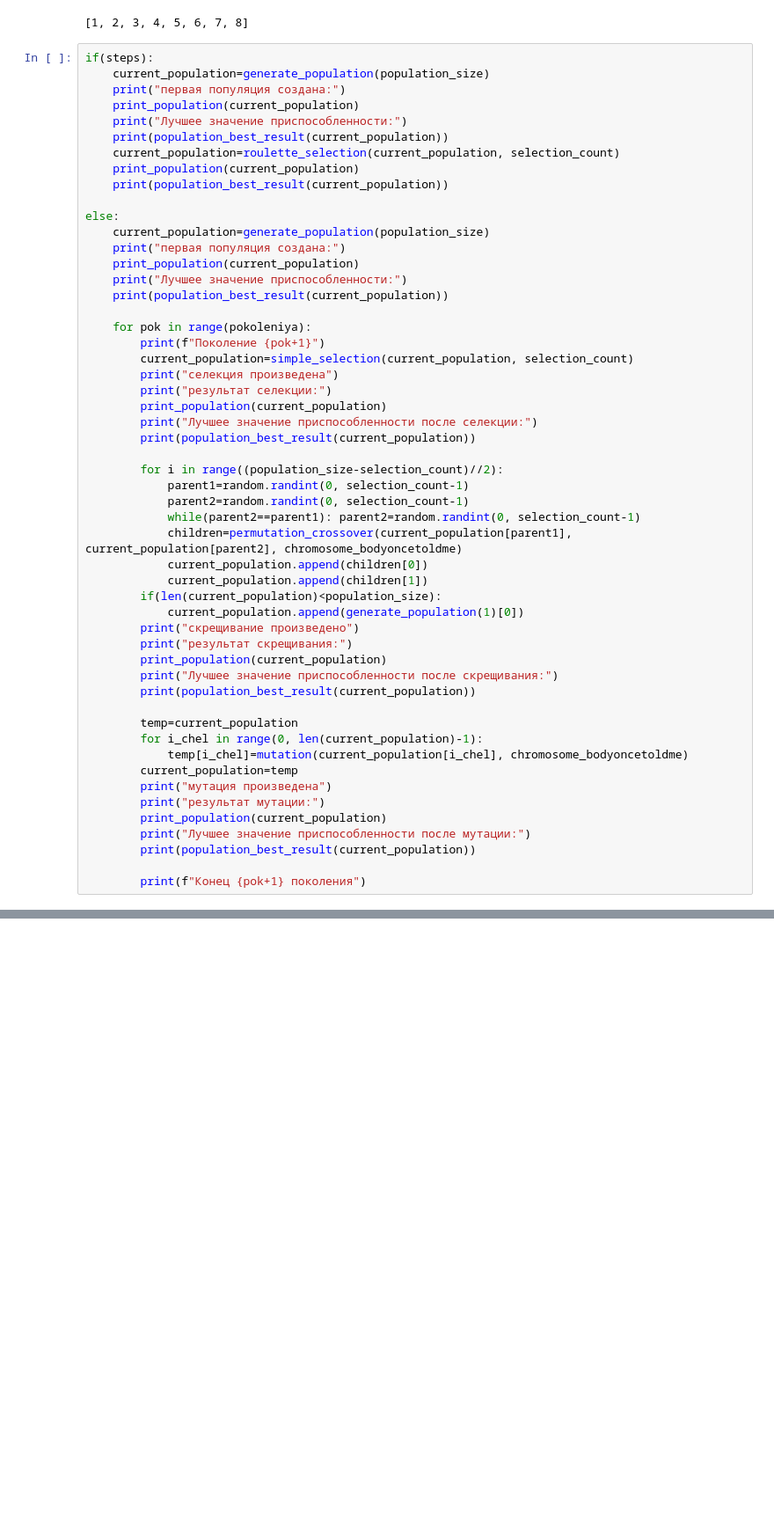
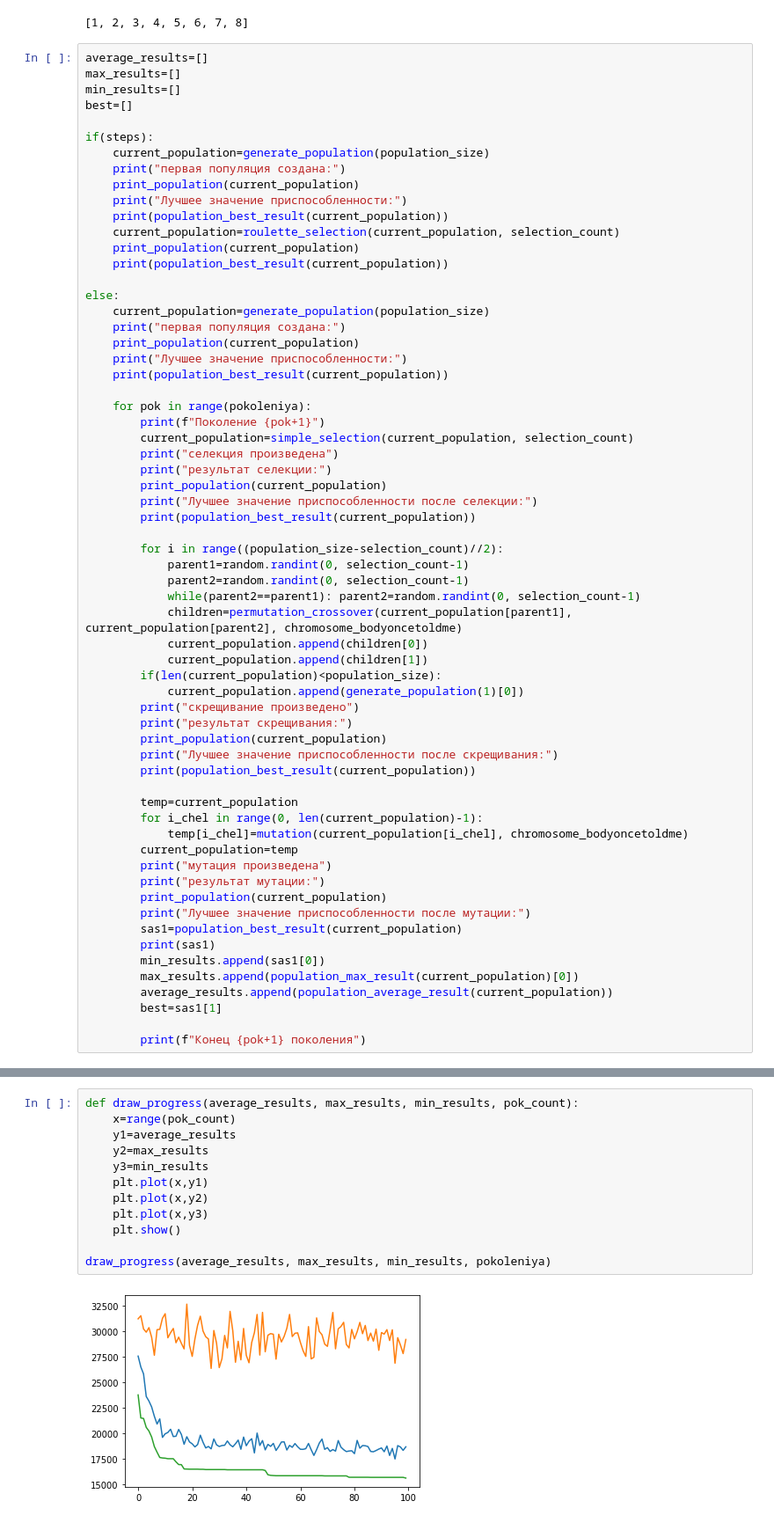
Before and after one commit to Shrek4/labs_2022, a Jupyter notebook: ген алгоритмы/1.ipynb, the cells around one changed output, grey strips where cells are left out. Shown: that part at 88% size. Drawn from its saved outputs; the diff is of its cells as text; blank space fills up the shorter version.

```diff
--- a/ген алгоритмы/1.ipynb
+++ b/ген алгоритмы/1.ipynb
@@ -268,6 +291,11 @@ mutation([1,2,3,4,5,6,7,8], 8)
 # %% [output]
 [1, 2, 3, 4, 5, 6, 7, 8]
 # %%
+average_results=[]
+max_results=[]
+min_results=[]
+best=[]
+
 if(steps):
     current_population=generate_population(population_size)
     print("первая популяция создана:")
@@ -317,7 +345,12 @@ else:
         print("результат мутации:")
         print_population(current_population)
         print("Лучшее значение приспособленности после мутации:")
-        print(population_best_result(current_population))
+        sas1=population_best_result(current_population)
+        print(sas1)
+        min_results.append(sas1[0])
+        max_results.append(population_max_result(current_population)[0])
+        average_results.append(population_average_result(current_population))
+        best=sas1[1]
 
         print(f"Конец {pok+1} поколения")
 # %% [output]
@@ -340,0 +374,14 @@ else:
+# %%
+def draw_progress(average_results, max_results, min_results, pok_count):
+    x=range(pok_count)
+    y1=average_results
+    y2=max_results
+    y3=min_results
+    plt.plot(x,y1)
+    plt.plot(x,y2)
+    plt.plot(x,y3)
+    plt.show()
+
+draw_progress(average_results, max_results, min_results, pokoleniya)
+# %% [output]
+[figure, added]
```
Also changed, not shown: parts of 10 cells of this notebook.
